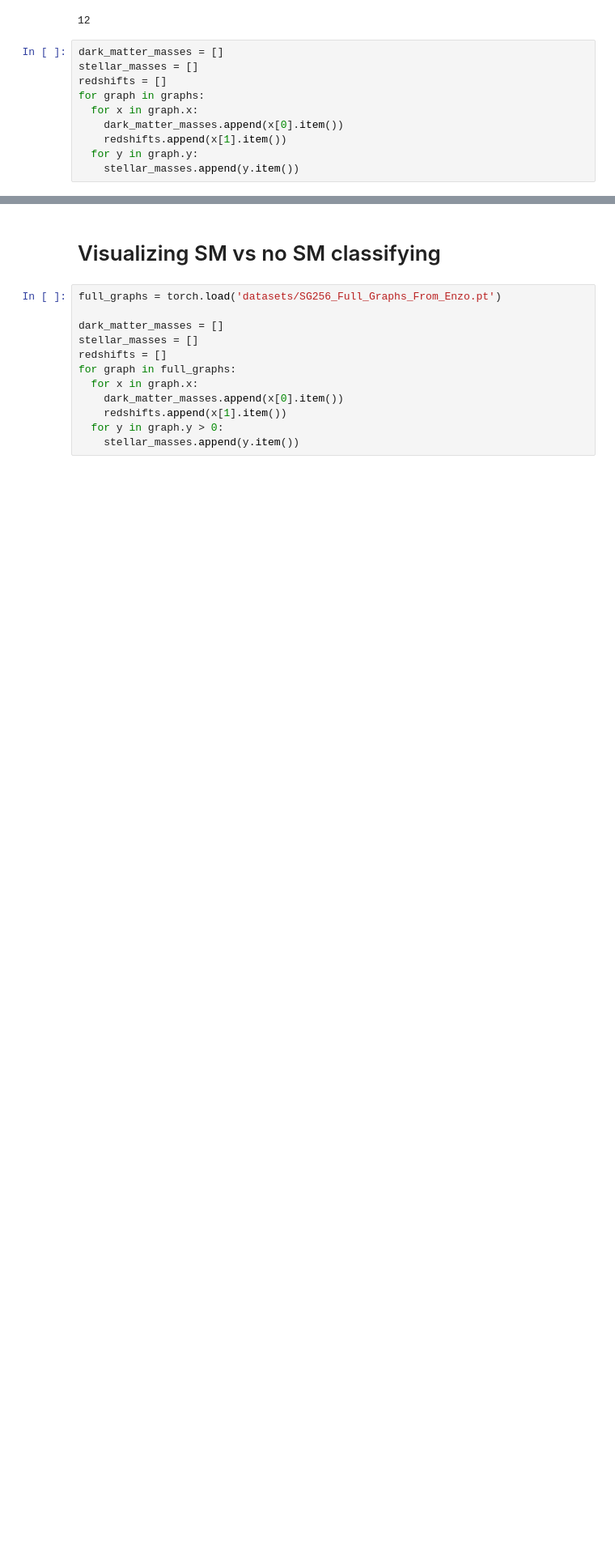
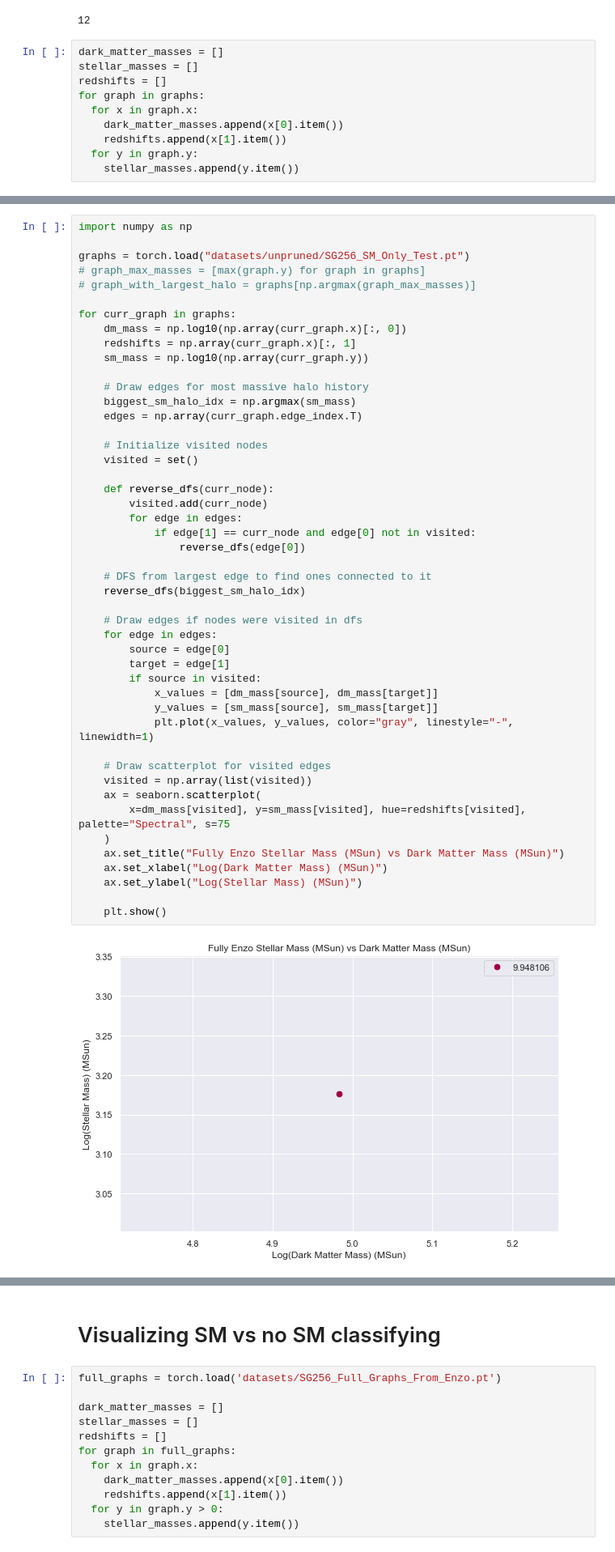
Before and after one commit to vhorvath2010/baryonic-from-dmmt, a Jupyter notebook: visualize_graphs.ipynb, the cells around one changed output, grey strips where cells are left out. Shown at 81% size. Drawn from its saved outputs; the diff is of its cells as text; blank space fills up the shorter version.

```diff
--- a/visualize_graphs.ipynb
+++ b/visualize_graphs.ipynb
@@ -37,0 +41,49 @@ Text(0, 0.5, 'Stellar Mass (MSun)')
+# %%
+import numpy as np
+
+graphs = torch.load("datasets/unpruned/SG256_SM_Only_Test.pt")
+# graph_max_masses = [max(graph.y) for graph in graphs]
+# graph_with_largest_halo = graphs[np.argmax(graph_max_masses)]
+
+for curr_graph in graphs:
+    dm_mass = np.log10(np.array(curr_graph.x)[:, 0])
+    redshifts = np.array(curr_graph.x)[:, 1]
+    sm_mass = np.log10(np.array(curr_graph.y))
+
+    # Draw edges for most massive halo history
+    biggest_sm_halo_idx = np.argmax(sm_mass)
+    edges = np.array(curr_graph.edge_index.T)
+
+    # Initialize visited nodes
+    visited = set()
+
+    def reverse_dfs(curr_node):
+        visited.add(curr_node)
+        for edge in edges:
+            if edge[1] == curr_node and edge[0] not in visited:
+                reverse_dfs(edge[0])
+
+    # DFS from largest edge to find ones connected to it
+    reverse_dfs(biggest_sm_halo_idx)
+
+    # Draw edges if nodes were visited in dfs
+    for edge in edges:
+        source = edge[0]
+        target = edge[1]
+        if source in visited:
+            x_values = [dm_mass[source], dm_mass[target]]
+            y_values = [sm_mass[source], sm_mass[target]]
+            plt.plot(x_values, y_values, color="gray", linestyle="-", linewidth=1)
+
+    # Draw scatterplot for visited edges
+    visited = np.array(list(visited))
+    ax = seaborn.scatterplot(
+        x=dm_mass[visited], y=sm_mass[visited], hue=redshifts[visited], palette="Spectral", s=75
+    )
+    ax.set_title("Fully Enzo Stellar Mass (MSun) vs Dark Matter Mass (MSun)")
+    ax.set_xlabel("Log(Dark Matter Mass) (MSun)")
+    ax.set_ylabel("Log(Stellar Mass) (MSun)")
+
+    plt.show()
+# %% [output]
+[figure, added]
```
Also changed, not shown: parts of 8 cells of this notebook, 18 other files.
